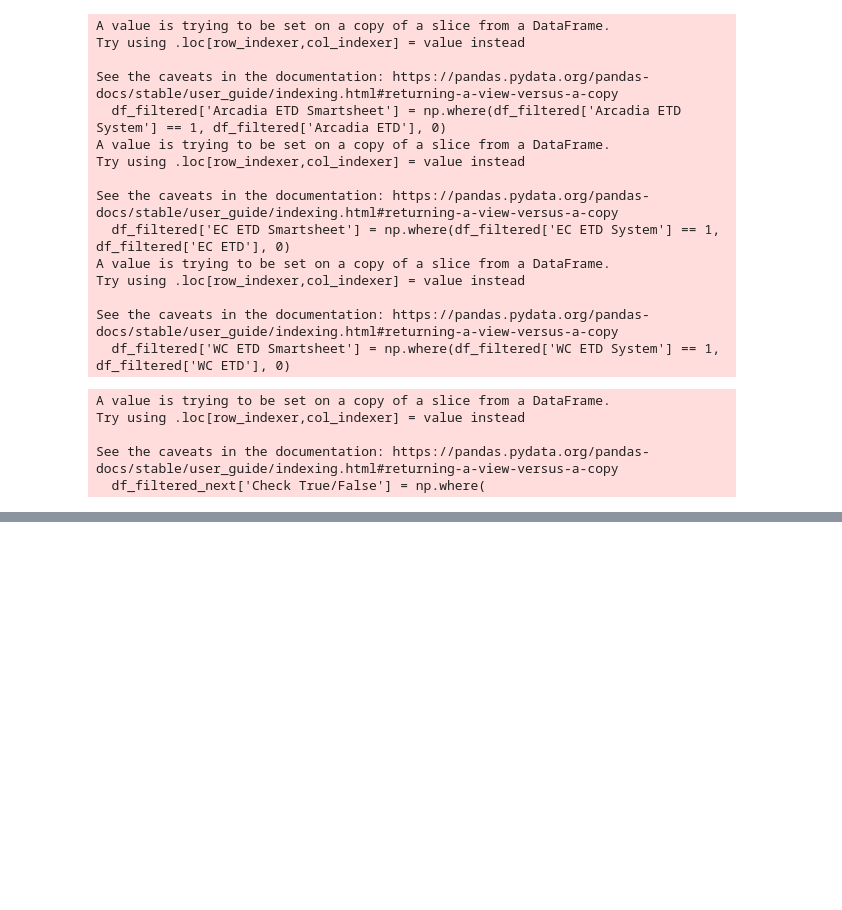
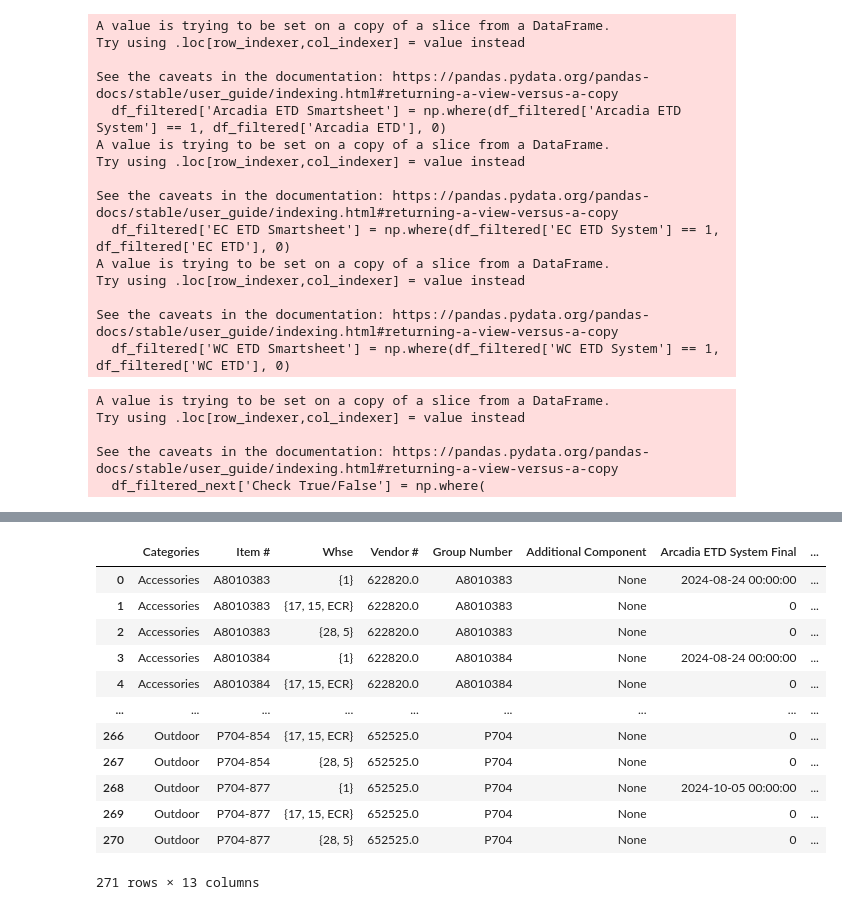
Before and after one commit to Pham-Ngoc-Huy/ToolAutomation, a Jupyter notebook: toolAshley.ipynb, the cells around one changed output, grey strips where cells are left out. Drawn from its saved outputs; the diff is of its cells as text; code cells hidden in the pictures; blank space fills up the shorter version.

```diff
--- a/toolAshley.ipynb
+++ b/toolAshley.ipynb
@@ -312,0 +265,49 @@ df_filtered_next
+# %%
+conditions = [
+    df_filtered_next['Whse'].isin({'1'}),
+    df_filtered_next['Whse'].isin({'15', '17', 'ECR'})
+]
+
+# Define choices
+choices = [1, 2]
+
+# Use np.select to assign values based on conditions
+df_filtered_next['Type'] = np.select(conditions, choices, default=3)
+# %%
+df_filtered_next['Additional Component'] = df_filtered_next['Additional Component'].fillna('None')
+# %%
+# Replace non-date strings with NaN
+date_columns = ['Arcadia ETD System Final', 'EC ETD System Final', 'WC ETD System Final']
+df_filtered_next[date_columns] = df_filtered_next[date_columns].replace('0', np.nan)
+# Fill NaN values with a placeholder date for aggregation purposes
+placeholder_date = '9999-12-31'
+df_filtered_next[date_columns] = df_filtered_next[date_columns].fillna(placeholder_date)
+
+# Convert date columns to datetime
+df_filtered_next[date_columns] = df_filtered_next[date_columns].apply(pd.to_datetime, format='%Y-%m-%d', errors='coerce')
+df_new = df_filtered_next.groupby(['Categories','Item #', 'Group Number','Additional Component','Type','Vendor #','Check True/False','Arcadia ETD Smartsheet','EC ETD Smartsheet','WC ETD Smartsheet']).agg({
+    'Whse': lambda x: set(x),
+    'Arcadia ETD System Final': 'min',
+    'EC ETD System Final': 'min',
+    'WC ETD System Final': 'min'
+}).reset_index()
+#turn from datetime to object
+df_new[date_columns] = df_new[date_columns].replace(pd.NaT,'0')
+# %%
+df_new = df_new[['Categories','Item #','Whse','Vendor #','Group Number','Additional Component','Arcadia ETD System Final','EC ETD System Final','WC ETD System Final','Arcadia ETD Smartsheet','EC ETD Smartsheet','WC ETD Smartsheet','Check True/False']]
+# %%
+df_new
+# %% [output]
+|  | Categories | Item # | Whse | Vendor # | Group Number | Additional Component | Arcadia ETD System Final | ... |
+| 0 | Accessories | A8010383 | {1} | 622820.0 | A8010383 | None | 2024-08-24 00:00:00 | ... |
+| 1 | Accessories | A8010383 | {17, 15, ECR} | 622820.0 | A8010383 | None | 0 | ... |
+| 2 | Accessories | A8010383 | {28, 5} | 622820.0 | A8010383 | None | 0 | ... |
+| 3 | Accessories | A8010384 | {1} | 622820.0 | A8010384 | None | 2024-08-24 00:00:00 | ... |
+| 4 | Accessories | A8010384 | {17, 15, ECR} | 622820.0 | A8010384 | None | 0 | ... |
+| ... | ... | ... | ... | ... | ... | ... | ... | ... |
+| 266 | Outdoor | P704-854 | {17, 15, ECR} | 652525.0 | P704 | None | 0 | ... |
+| 267 | Outdoor | P704-854 | {28, 5} | 652525.0 | P704 | None | 0 | ... |
+| 268 | Outdoor | P704-877 | {1} | 652525.0 | P704 | None | 2024-10-05 00:00:00 | ... |
+| 269 | Outdoor | P704-877 | {17, 15, ECR} | 652525.0 | P704 | None | 0 | ... |
+| 270 | Outdoor | P704-877 | {28, 5} | 652525.0 | P704 | None | 0 | ... |
+271 rows × 13 columns
```
Also changed, not shown: parts of 14 cells of this notebook, 1 other file.
